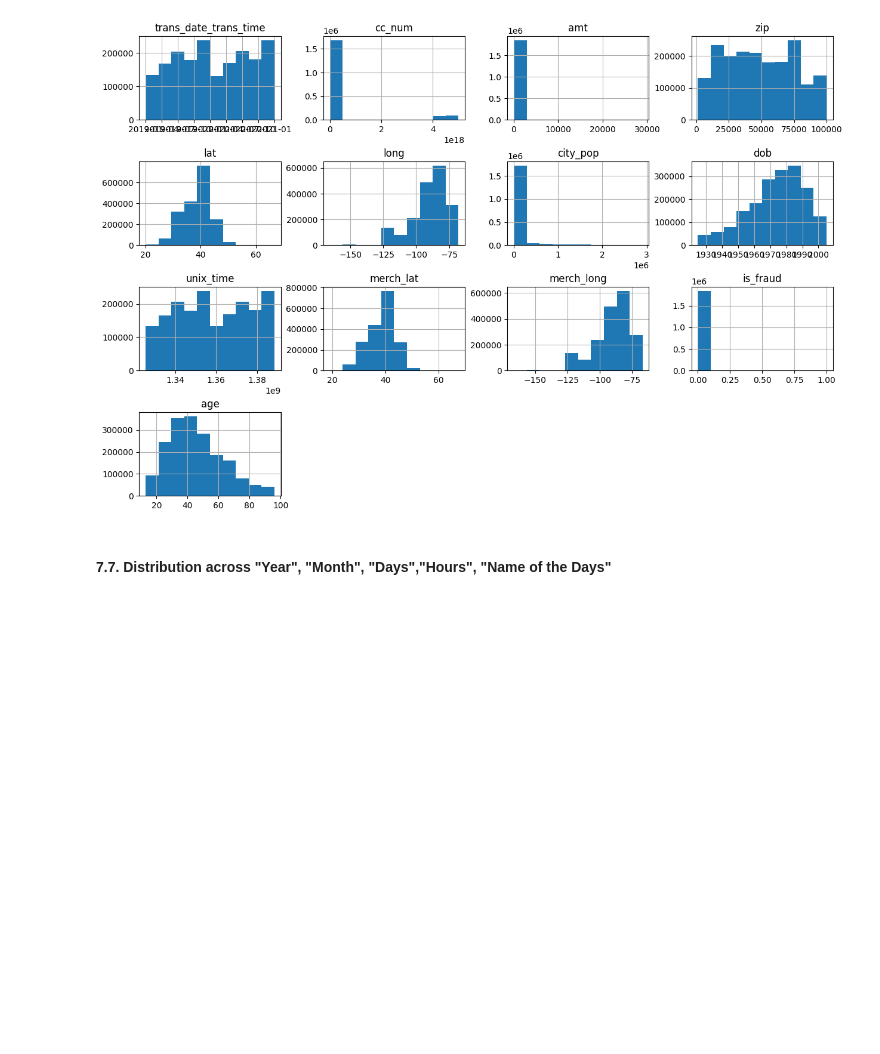
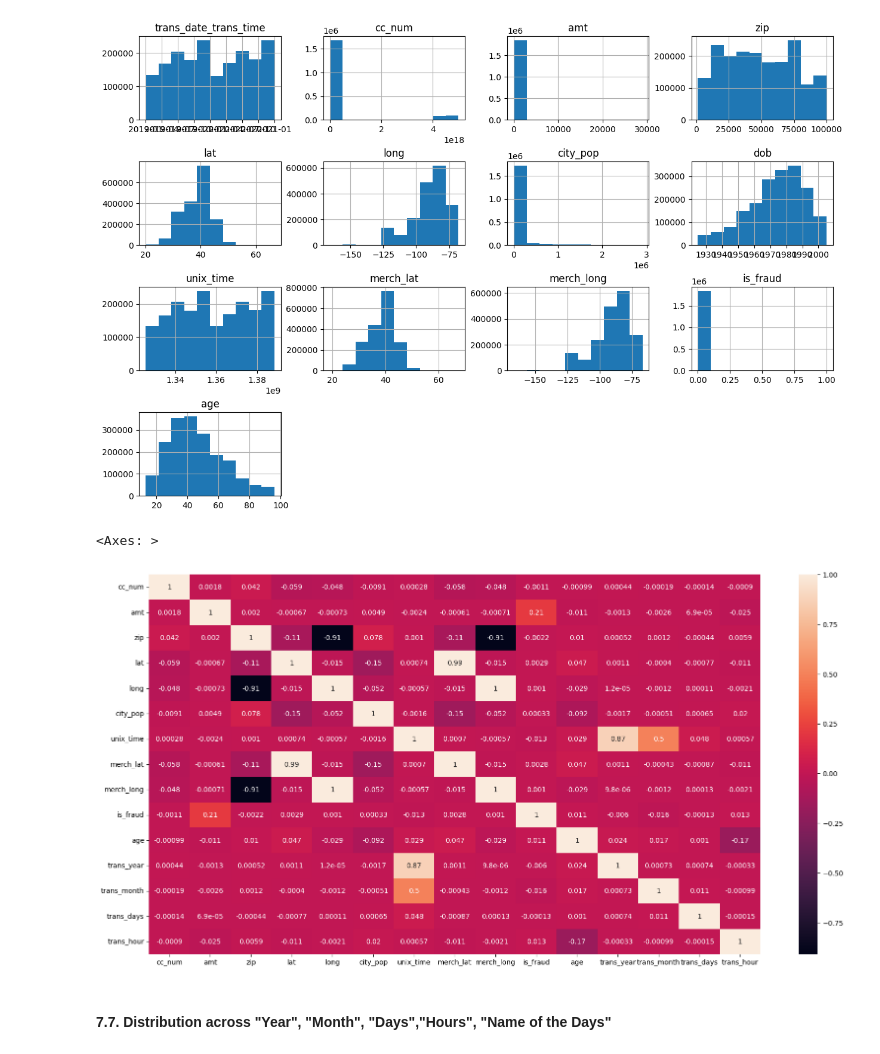
Before and after one commit to Anas436/Credit-Card-Fraud-Detection-Machine-Learning, a Jupyter notebook: src/docs/Data_Wrangling/Data_cleaning.ipynb, the cells around one changed output. Saved outputs shown, nothing was run; the diff lists cells and outputs as text; code cells hidden in the pictures; blank space fills up the shorter version.

```diff
--- a/src/docs/Data_Wrangling/Data_cleaning.ipynb
+++ b/src/docs/Data_Wrangling/Data_cleaning.ipynb
@@ -366,6 +364,12 @@ plt.subplots_adjust(hspace=0.5);
 #Hint: notice how the terminating ';' "swallows" some messy output and leads to a tidier notebook
 # %% [output]
 [figure]
+# %%
+plt.figure(figsize=(20,10))
+sns.heatmap(data.corr(),annot=True)
+# %% [output]
+<Axes: >
+[figure, added]
 # %% [markdown]
 #### **7.7. Distribution across "Year", "Month", "Days","Hours", "Name of the Days"**
 # %% [markdown]
```
Also changed, not shown: parts of 2 cells of this notebook.
